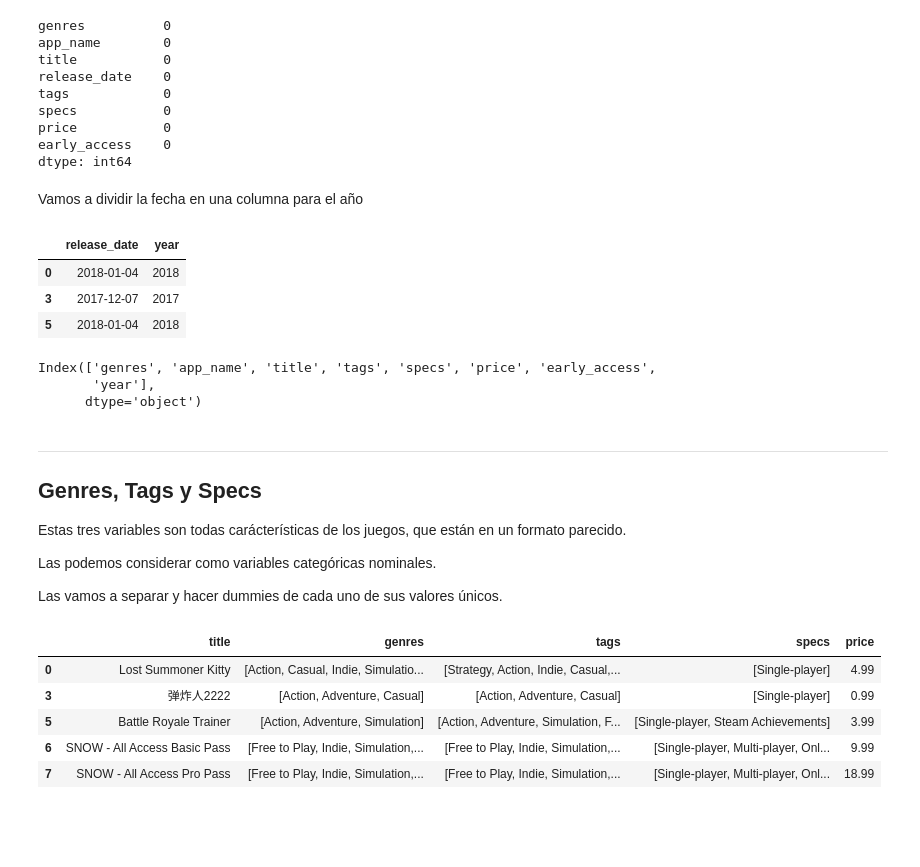
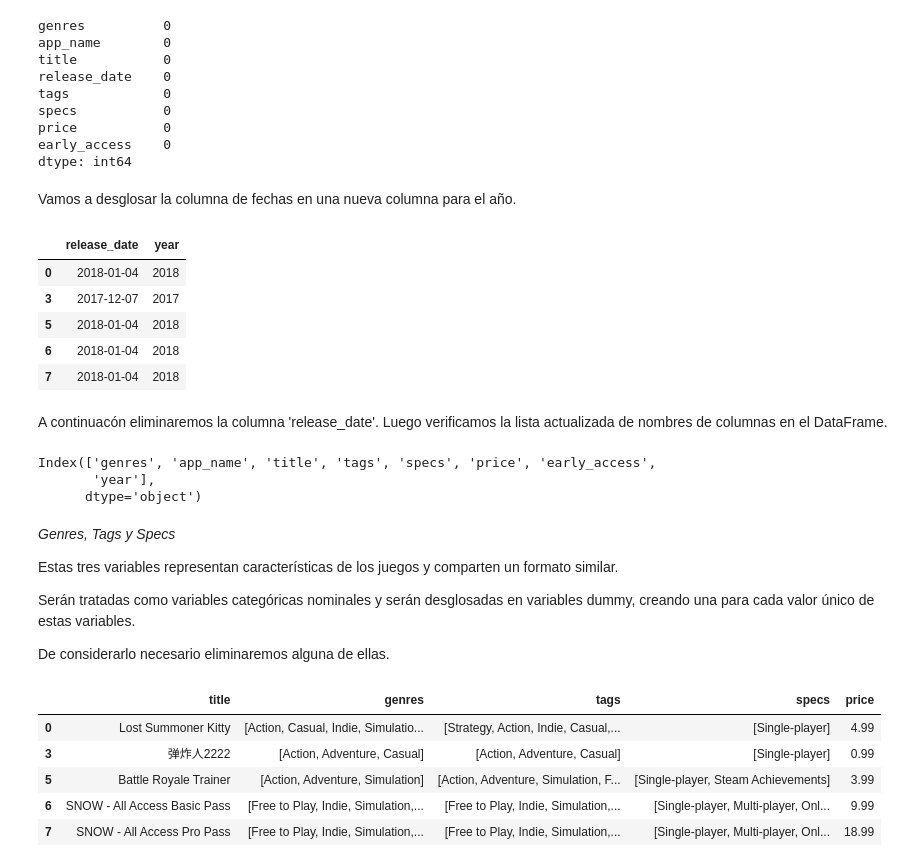
Before and after one commit to polsantis/Henry_Proyecto_Individual_1_PabloS, a Jupyter notebook: PI_ML_OPS_Pablo_ML_Data_finale.ipynb, the cells around one changed output. Cells and saved outputs as stored; diff of their text form; code cells hidden in the pictures; blank space fills up the shorter version.

```diff
--- a/PI_ML_OPS_Pablo_ML_Data_copy.ipynb
+++ b/PI_ML_OPS_Pablo_ML_Data_finale.ipynb
@@ -351,38 +340,36 @@ price           0
 early_access    0
 dtype: int64
 # %% [markdown]
-Vamos a dividir la fecha en una columna para el año
+Vamos a desglosar la columna de fechas en una nueva columna para el año.
 # %%
 df['year'] = df['release_date'].dt.year
-# df['month'] = df['release_date'].dt.month
-df[['release_date', 'year']].head(3)
+df[['release_date', 'year']].head()
 # %% [output]
 |  | release_date | year |
 | 0 | 2018-01-04 | 2018 |
 | 3 | 2017-12-07 | 2017 |
 | 5 | 2018-01-04 | 2018 |
+| 6 | 2018-01-04 | 2018 |
+| 7 | 2018-01-04 | 2018 |
-# %%
-# dummies = pd.get_dummies(df.month, prefix='month', prefix_sep='_', drop_first=True)
-# print(dummies.shape[1])
-
-# df = pd.concat([df, dummies], axis=1, join='inner')
-
-df.drop('release_date', axis=1, inplace=True)
-
-df.columns
-# %% [output]
-Index(['genres', 'app_name', 'title', 'tags', 'specs', 'price', 'early_access',
-       'year'],
-      dtype='object')
+# %% [markdown]
+A continuacón eliminaremos la columna 'release_date'.
+Luego verificamos la lista actualizada de nombres de columnas en el DataFrame.
+# %%
+df.drop('release_date', axis=1, inplace=True)
+
+df.columns
+# %% [output]
+Index(['genres', 'app_name', 'title', 'tags', 'specs', 'price', 'early_access',
+       'year'],
+      dtype='object')
 # %% [markdown]
----
-## Genres, Tags y Specs
+*Genres, Tags y Specs*
 
-Estas tres variables son todas carácterísticas de los juegos, que están en un formato parecido.
+Estas tres variables representan características de los juegos y comparten un formato similar.
 
-Las podemos considerar como variables categóricas nominales.
+Serán tratadas como variables categóricas nominales y serán desglosadas en variables dummy, creando una para cada valor único de estas variables.
 
-Las vamos a separar y hacer dummies de cada uno de sus valores únicos.
+De considerarlo necesario eliminaremos alguna de ellas.
 # %%
 df[['title','genres', 'tags', 'specs', 'price']].head()
 # %% [output]
```
Also changed, not shown: parts of 44 cells of this notebook, 2 other files.
